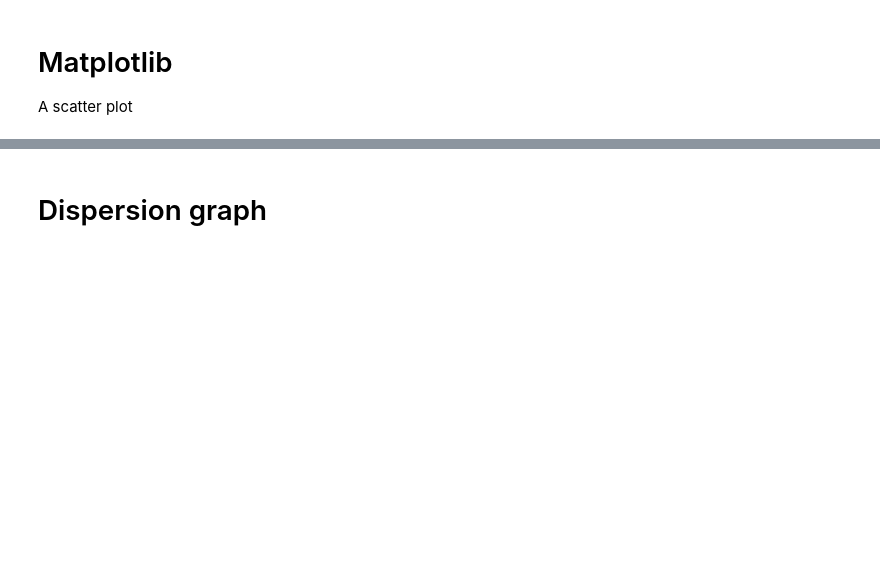
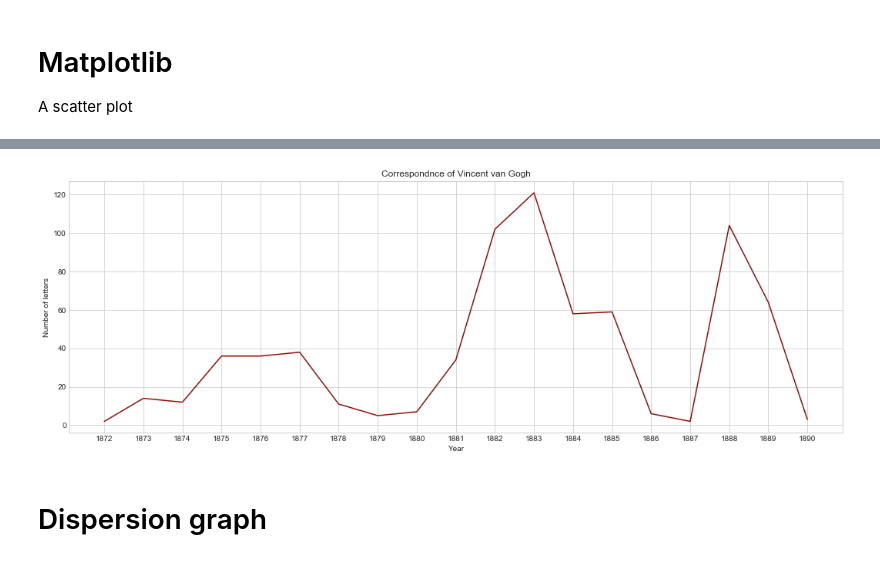
Before and after one commit to peterverhaar/MaastrichtDataScience, a Jupyter notebook: Data Science Workshop Part 2.ipynb, the cells around one changed output, grey strips where cells are left out. Saved outputs shown, nothing was run; the diff lists cells and outputs as text; code cells hidden in the pictures; blank space fills up the shorter version.

```diff
--- a/Data Science Workshop Part 2.ipynb
+++ b/Data Science Workshop Part 2.ipynb
@@ -399,23 +409,28 @@ A line chart
 # %%
 %matplotlib inline
 
 import pandas as pd
 
 df = pd.read_csv( 'vanGogh.csv' )
 
+freq = dict()
+for year in df['year']:
+    year = str(year)
+    freq[ year ] = freq.get( year , 0 ) + 1
+
 
 plt.style.use('seaborn-whitegrid')
 
-fig = plt.figure( )
+
+fig = plt.figure(  figsize=( 18 , 6 ) )
 ax = plt.axes()
 
-ax.scatter( x.values() , y.values()  , alpha=0.8, edgecolors='none', s=30, label=None )
-ax.set_xlabel('Type-token ratio')
-ax.set_ylabel('Average nr of words')
+ax.plot( freq.keys() , freq.values() , color = '#930d08' , linestyle = 'solid')
 
-ax.set_title( 'Language of Vincent van Gogh')
-
-for label in x.keys():
-    ax.annotate( label , (x[label] , y[label] + 0.4))
+ax.set_xlabel('Year')
+ax.set_ylabel('Number of letters')
+ax.set_title( 'Correspondnce of Vincent van Gogh')
 
 plt.show()
+# %% [output]
+[figure, added]
```
Also changed, not shown: parts of 15 cells of this notebook.
